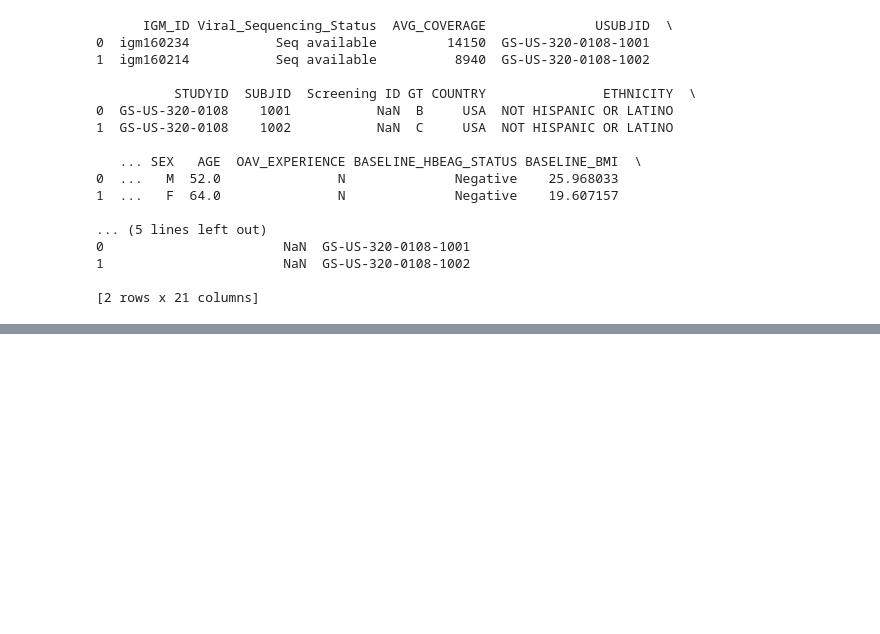
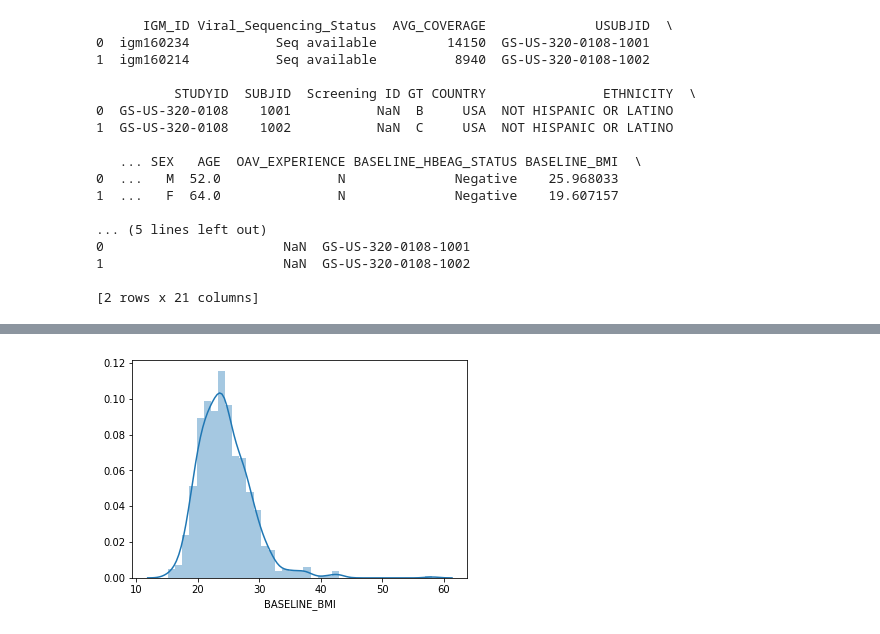
Before and after one commit to matthiaszeller/HBV, a Jupyter notebook: Clinical data.ipynb, the cells around one changed output, grey strips where cells are left out. Saved outputs shown, nothing was run; the diff lists cells and outputs as text; code cells hidden in the pictures; blank space fills up the shorter version.

```diff
--- a/Clinical data.ipynb
+++ b/Clinical data.ipynb
@@ -43,0 +172,4 @@ df.shape
+# %%
+sns.distplot(df.BASELINE_BMI.dropna());
+# %% [output]
+[figure, added]
```
Also changed, not shown: parts of 28 cells of this notebook.
